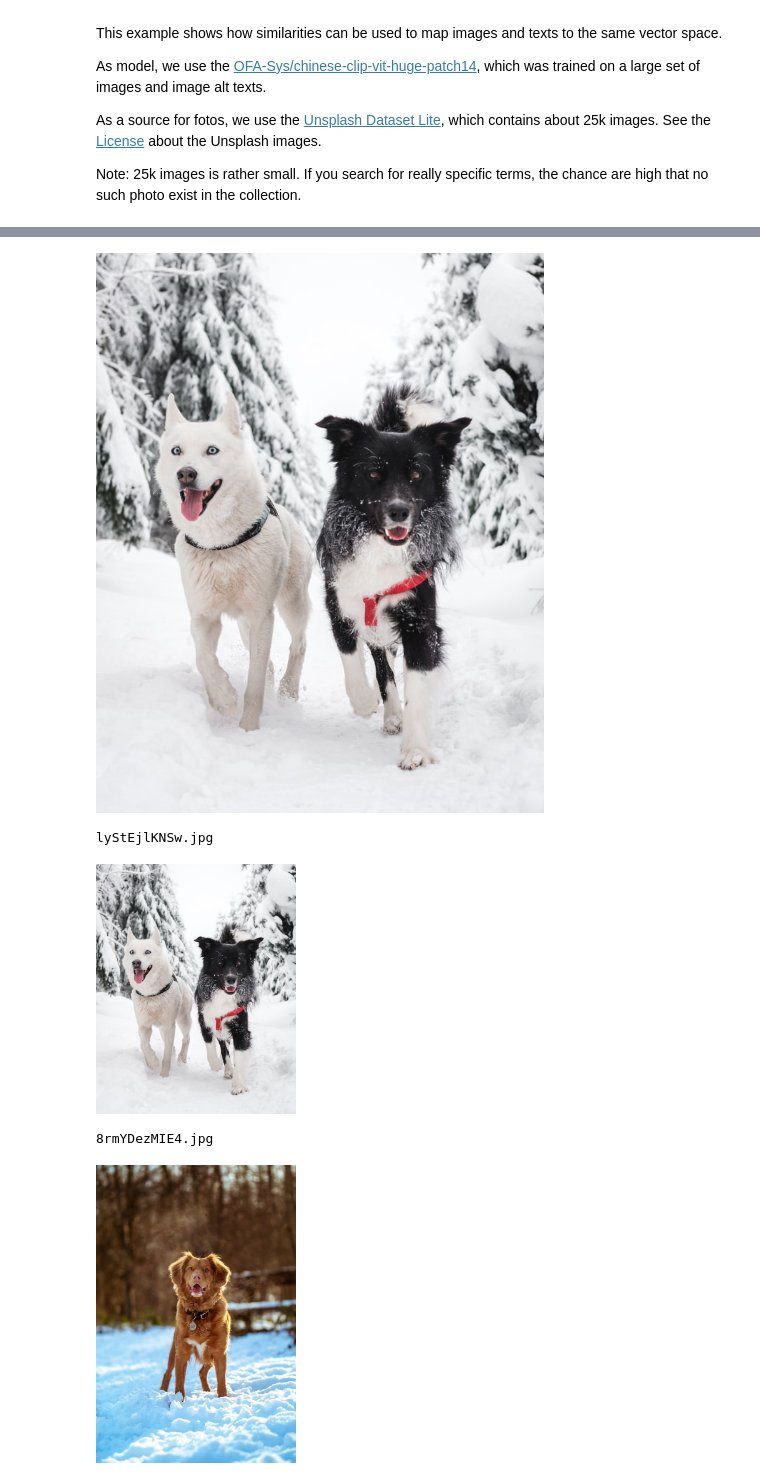
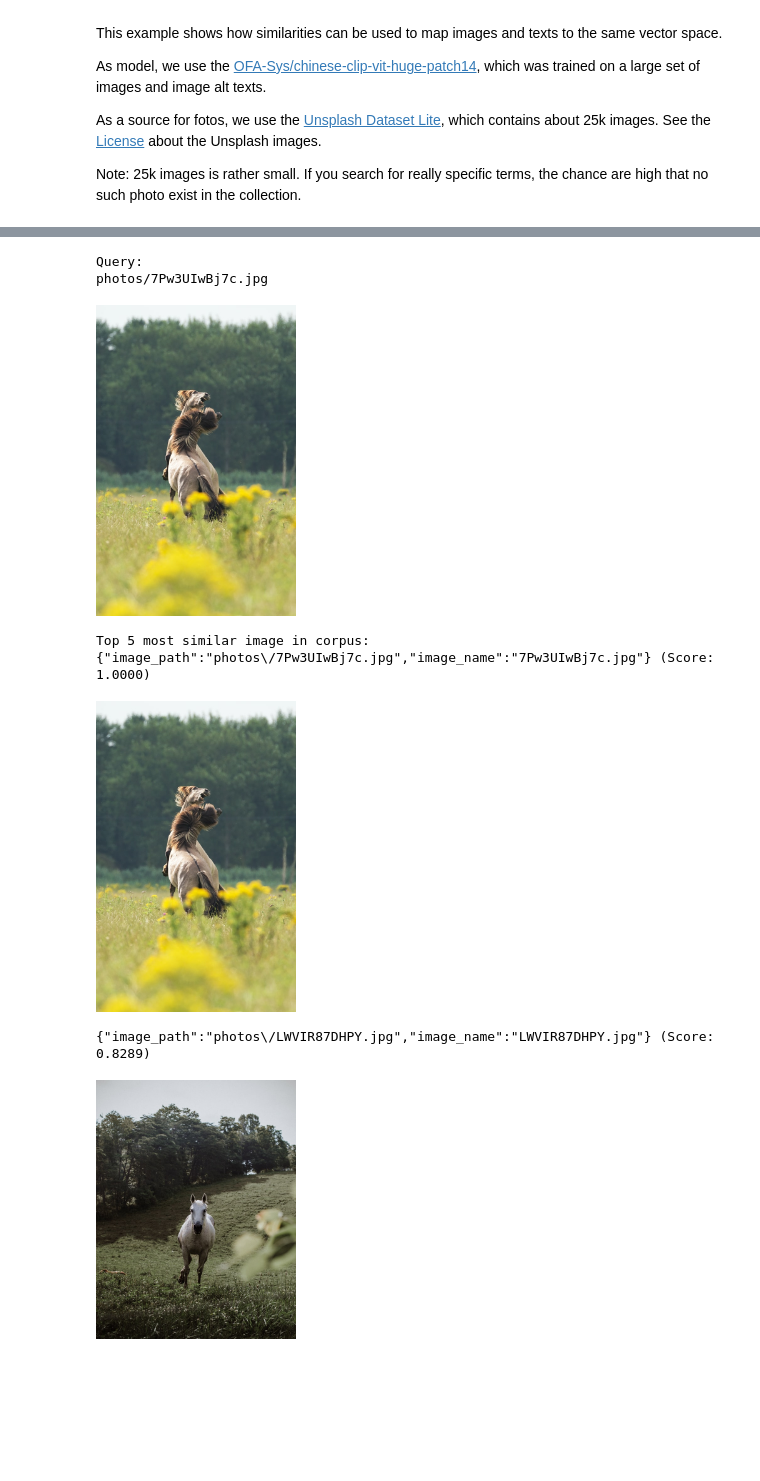
Before and after one commit to shibing624/similarities, a Jupyter notebook: examples/image_search.ipynb, the cells around one changed output, grey strips where cells are left out. Cells and saved outputs as stored; diff of their text form; code cells hidden in the pictures; blank space fills up the shorter version.

```diff
--- a/examples/image_search.ipynb
+++ b/examples/image_search.ipynb
@@ -112,0 +98,29 @@ for q, sorted_text_scores in zip(sentences, hits):
+# %%
+
+# Filter(search) 文搜图, support multi query, batch search
+sentences = ['老虎', 'Two dogs playing in the snow']
+hits = clip_filter(
+    texts=sentences,
+    output_file="outputs/result_txt.json",
+    model_name="OFA-Sys/chinese-clip-vit-base-patch16",
+    index_dir='clip_engine_25k/image_index/',
+    index_name="faiss.index",
+    corpus_dir='clip_engine_25k/corpus/',
+    num_results=5,
+    threshold=None,
+    device=None,
+)
+
+
+for q, sorted_text_scores in zip(sentences, hits):
+    print("Query:")
+    display(q)
+    print("\nTop 5 most similar image in corpus:")
+    # [{'item': i, 'similarity': j, 'id': k} for i, j, k in sorted_text_scores]
+
+    for text_score in sorted_text_scores[0:5]:
+        item = text_score[0]
+        print(item, "(Score: %.4f)" % (text_score[1]))
+        item_dict = json.loads(item)
+        image_path = item_dict.get('image_path', "")
+        display(IPImage(image_path, width=200))
@@ -135,7 +183,8 @@ hits = clip_filter(
 
 for q, sorted_text_scores in zip(images, hits):
     print("Query:")
-    display(q)
+    print(q)
+    display(IPImage(q, width=200))
     print("\nTop 5 most similar image in corpus:")
     # [{'item': i, 'similarity': j, 'id': k} for i, j, k in sorted_text_scores]
 
@@ -144,5 +193,5 @@ for q, sorted_text_scores in zip(images, hits):
         print(item, "(Score: %.4f)" % (text_score[1]))
         item_dict = json.loads(item)
         image_path = item_dict.get('image_path', "")
-        display(IPImage(image_path), width=200)
+        display(IPImage(image_path, width=200))
 # %% [output]
@@ -150,5 +218,8 @@ Query:
+Query:
+photos/7Pw3UIwBj7c.jpg
-[figure, old version]
+[figure, new version]
-lyStEjlKNSw.jpg
+Top 5 most similar image in corpus:
+{"image_path":"photos\/7Pw3UIwBj7c.jpg","image_name":"7Pw3UIwBj7c.jpg"} (Score: 1.0000)
-[figure, old version]
+[figure, new version]
-8rmYDezMIE4.jpg
+{"image_path":"photos\/LWVIR87DHPY.jpg","image_name":"LWVIR87DHPY.jpg"} (Score: 0.8289)
-[figure, old version]
+[figure, new version]
```
Also changed, not shown: parts of 10 cells of this notebook.
